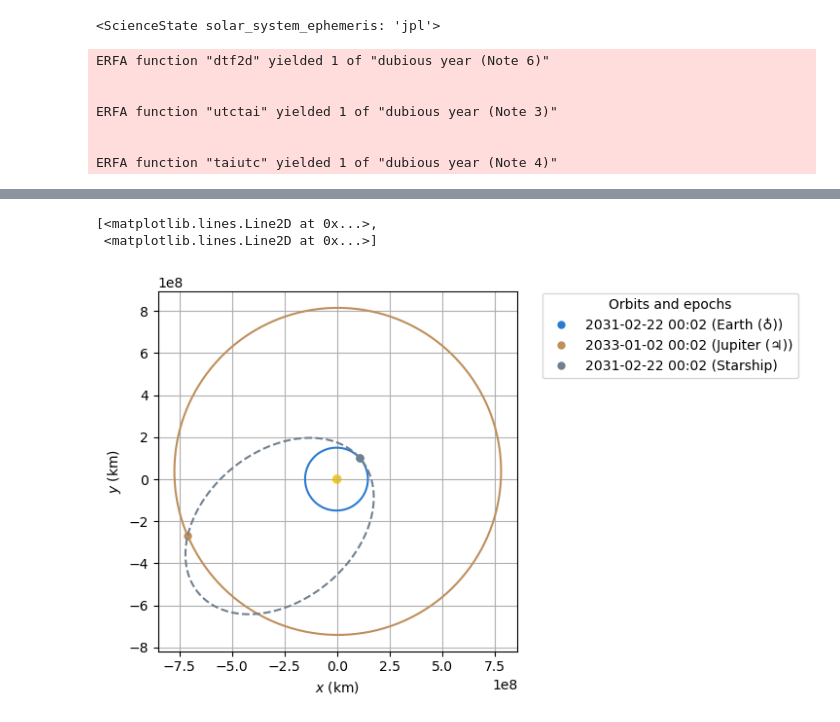
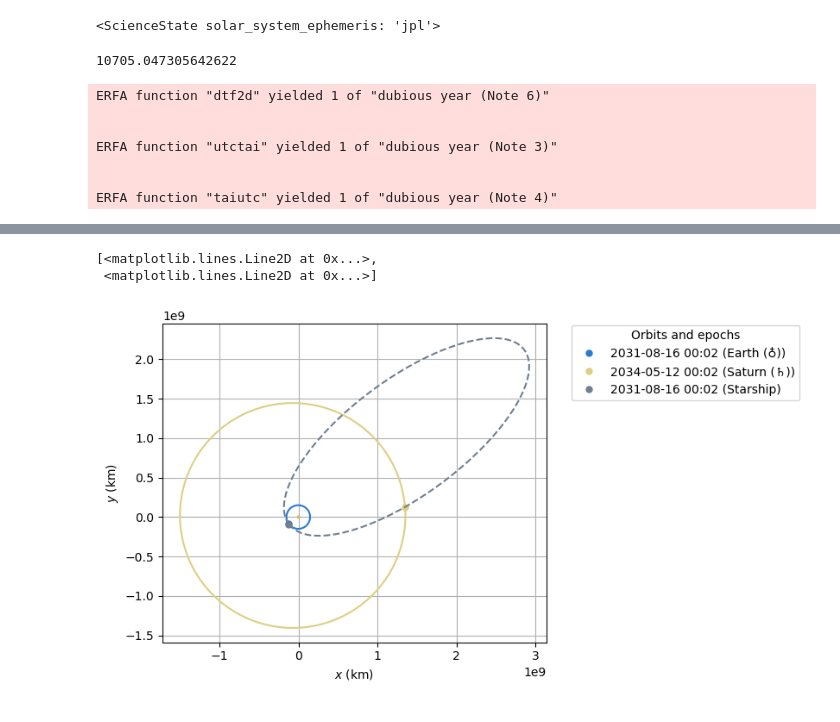
Before and after one commit to jackSN8/orbits.js, a Jupyter notebook: general_trajectory_plotting.ipynb, the cells around one changed output, grey strips where cells are left out. Saved outputs shown, nothing was run; the diff lists cells and outputs as text; code cells hidden in the pictures.

Commit message:
made cC3 graphs

```diff
--- a/general_trajectory_plotting.ipynb
+++ b/general_trajectory_plotting.ipynb
@@ -25,31 +25,34 @@ solar_system_ephemeris.set("jpl")
 # %% [output]
 <ScienceState solar_system_ephemeris: 'jpl'>
 # %%
-# #starship specs
-# isp = 380
-# dry_mass = 100
-# prop_mass = 1200 #tons
-# lmo_fuel = 250
+#starship specs
+isp = 380
+dry_mass = 90
+prop_mass = 1500 #tons
+lmo_fuel = 250
 
 
 # landing_reserve = 500
 
-# starship_dv = isp*9.81*math.log((dry_mass+prop_mass)/dry_mass)
+starship_dv = isp*9.81*math.log((dry_mass+prop_mass)/dry_mass)
 # boiloff = 0#0
+print(starship_dv)
 
 # #for a skimpy 100t starship, only need 20 tons of landing fuel
 # print(isp*9.81*math.log((120)/(100)))
+# %% [output]
+10705.047305642622
 # %%
 
 #launch from body_1 to body_2
 body_1 = Earth
-body_2 = Jupiter
+body_2 = Saturn
 
 
 #starship specs
 isp = 370
-dry_mass = 163
-prop_mass = 1500
+dry_mass = 103
+prop_mass = 2000
 landing_reserve = 500
 if(body_2 == Earth):
     landing_reserve = 300#less DV needed for Earth landing
@@ -61,10 +64,10 @@ boiloff = 0#0
 
 
 #solve for a minimum ejection DV given a time period
-transitTime = 680*u.day
+transitTime = 1000*u.day
 resolution = 1*u.day
-start_date = time.Time("2030-02-15 00:01", scale="utc").tdb
-end_date = time.Time("2032-02-17 00:01", scale="utc").tdb
+start_date = time.Time("2025-02-15 00:01", scale="utc").tdb
+end_date = time.Time("2045-02-17 00:01", scale="utc").tdb
 
 ephem_1 = Ephem.from_body(body_1, time_range(start_date, end=end_date+transitTime))
 ephem_2 = Ephem.from_body(body_2, time_range(start_date, end=end_date+transitTime))
@@ -133,6 +136,6 @@ arrival at Jupiter (♃) on 2033-01-02 00:02:09.185
 [<matplotlib.lines.Line2D at 0x...>,
  <matplotlib.lines.Line2D at 0x...>]
-[figure, old version]
+[figure, new version]
 # %%
 #calculate total boiloff during trip
 starship_albedo = 0.1
```
Also changed, not shown: parts of 5 cells of this notebook, 3 other files.
